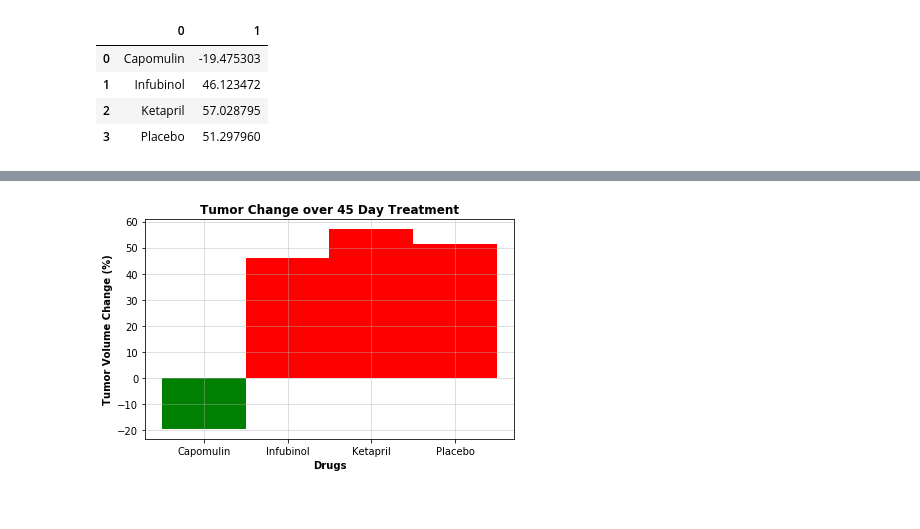
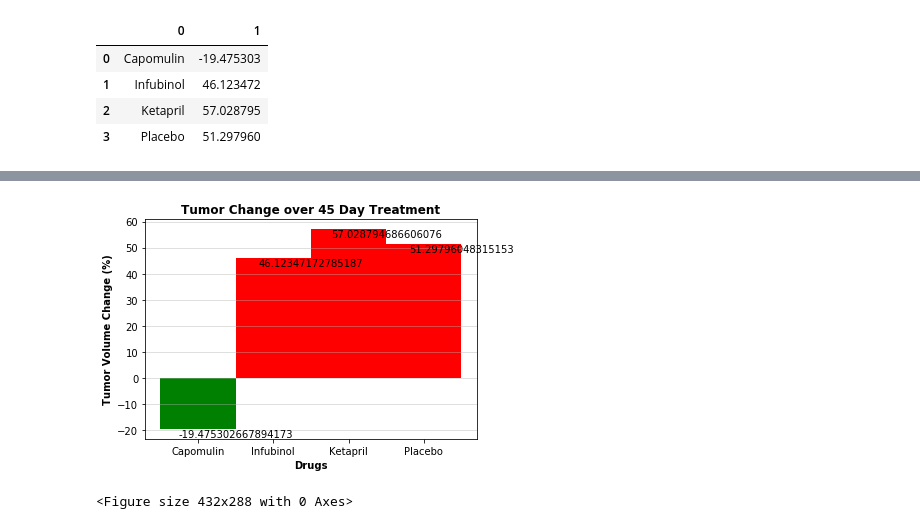
Before and after one commit to Yashwinie/bootcampspot-homework, a Jupyter notebook: mathplotlib-challenge/Pymaceuticals/Pymaceuticals_YSS.ipynb, the cells around one changed output, grey strips where cells are left out. Saved outputs shown, nothing was run; the diff lists cells and outputs as text; code cells hidden in the pictures.

```diff
--- a/mathplotlib-challenge/Pymaceuticals/Pymaceuticals_YSS.ipynb
+++ b/mathplotlib-challenge/Pymaceuticals/Pymaceuticals_YSS.ipynb
@@ -348,30 +349,38 @@ drug_percentchange_df
 # %%
 # Plot the bar graph
 x = drug_percentchange_df[0]
 y = drug_percentchange_df[1]
 
 colors = ['green' if (y < 0) else 'red' for y in y]
 
-plt.bar(x, y, width=1.0, color=colors, align='center')
+rects1 = plt.bar(x, y, width=1.0, color=colors, align='center')
 
-plt.grid(alpha=0.5)
+plt.grid(linestyle='-', alpha=0.5, axis="y")
 
 plt.title("Tumor Change over 45 Day Treatment", fontweight='bold')
 plt.xlabel("Drugs", fontweight='bold')
 plt.ylabel("Tumor Volume Change (%)", fontweight='bold')
 
-plt.tight_layout()
 
 # Use functions to label the percentages of changes
-
+def autolabel(rects):
+    for rect in rects:
+        height = rect.get_height()
+        plt.annotate('{}'.format(height),
+                    xy=(rect.get_x() + rect.get_width(), height),
+                    xytext=(0,0),
+                    textcoords="offset points",
+                    ha='center', va='top')
 
 # Call functions to implement the function calls
+autolabel(rects1)
 
+# Show the Figure
+plt.tight_layout()
+plt.show()
 
 # Save the Figure
 plt.savefig("../Images/tumorchanges.png")
-
-# Show the Figure
-plt.show()
 # %% [output]
-[figure, old version]
+[figure, new version]
+<Figure size 432x288 with 0 Axes>
```
Also changed, not shown: parts of 1 cell of this notebook, 1 other file.
